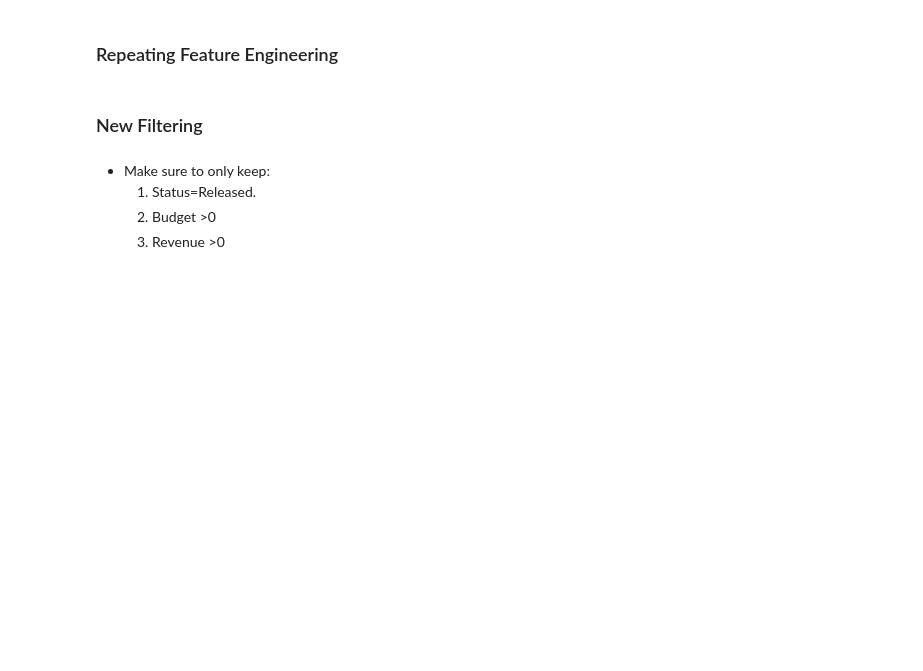
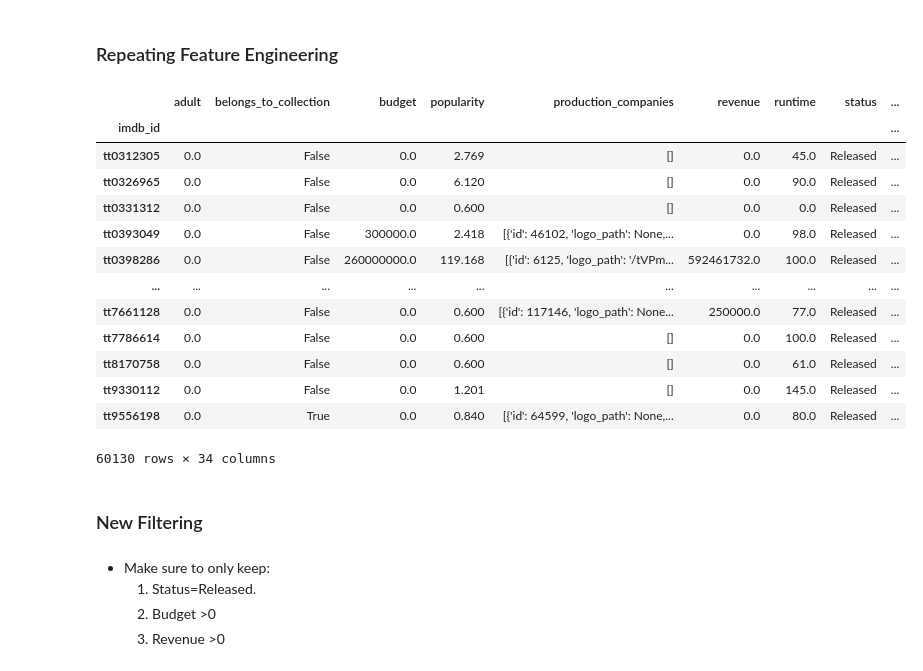
Before and after one commit to coding-dojo-data-science/data-enrichment-linear-regression-with-movies, a Jupyter notebook: PreClass-Pt2-Linear-Regression-with-Movies.ipynb, the cells around one changed output. Cells and saved outputs as stored; diff of their text form; code cells hidden in the pictures; blank space fills up the shorter version.

```diff
--- a/PreClass-Pt2-Linear-Regression-with-Movies.ipynb
+++ b/PreClass-Pt2-Linear-Regression-with-Movies.ipynb
@@ -53,7 +53,7 @@ pd.set_option('display.max_columns',100)
 # %%
 ## Checking what data we already in our Data folder using os.listdir
 import os
-FOLDER = '../Data/'
+FOLDER = 'Data/'
 file_list = sorted(os.listdir(FOLDER))
 # file_list
 # %%
@@ -707,33 +707,51 @@ for genre in unique_genres:
 ## Drop original genre cols
 df = df.drop(columns=['genres','genres_list'])
 
 
 #### Fixing Certification
 ## Checking Certification values
 df['certification'].value_counts(dropna=False)
 # fix extra space certs
 df['certification'] = df['certification'].str.strip()
 
 ## fix certification col
 repl_cert = {'UR':'NR',
              'Not Rated':'NR',
              'Unrated':'NR',
              '-':'NR',
              '10':np.nan,
              'ScreamFest Horror Film Festival':'NR'}
 df['certification'] = df['certification'].replace(repl_cert)
 df['certification'].value_counts(dropna=False)
 
 
 #### Converting year to sep features
 ## split release date into 3 columns
 new_cols = ['year','month','day']
 df[new_cols] = df['release_date'].str.split('-',expand=True)
 df[new_cols] = df[new_cols].astype(float)
 
 ## drop original feature
 df = df.drop(columns=['release_date'])
+
+## set imdb_id as index
+df = df.set_index('imdb_id')
 df
+# %% [output]
+|  | adult | belongs_to_collection | budget | popularity | production_companies | revenue | runtime | status | ... |
+| imdb_id |  |  |  |  |  |  |  |  | ... |
+| tt0312305 | 0.0 | False | 0.0 | 2.769 | [] | 0.0 | 45.0 | Released | ... |
+| tt0326965 | 0.0 | False | 0.0 | 6.120 | [] | 0.0 | 90.0 | Released | ... |
+| tt0331312 | 0.0 | False | 0.0 | 0.600 | [] | 0.0 | 0.0 | Released | ... |
+| tt0393049 | 0.0 | False | 300000.0 | 2.418 | [{'id': 46102, 'logo_path': None,... | 0.0 | 98.0 | Released | ... |
+| tt0398286 | 0.0 | False | 260000000.0 | 119.168 | [{'id': 6125, 'logo_path': '/tVPm... | 592461732.0 | 100.0 | Released | ... |
+| ... | ... | ... | ... | ... | ... | ... | ... | ... | ... |
+| tt7661128 | 0.0 | False | 0.0 | 0.600 | [{'id': 117146, 'logo_path': None... | 250000.0 | 77.0 | Released | ... |
+| tt7786614 | 0.0 | False | 0.0 | 0.600 | [] | 0.0 | 100.0 | Released | ... |
+| tt8170758 | 0.0 | False | 0.0 | 0.600 | [] | 0.0 | 61.0 | Released | ... |
+| tt9330112 | 0.0 | False | 0.0 | 1.201 | [] | 0.0 | 145.0 | Released | ... |
+| tt9556198 | 0.0 | True | 0.0 | 0.840 | [{'id': 64599, 'logo_path': None,... | 0.0 | 80.0 | Released | ... |
+60130 rows × 34 columns
 # %% [markdown]
 ### New Filtering
 # %% [markdown]
```
Also changed, not shown: parts of 23 cells of this notebook, 6 other files.
